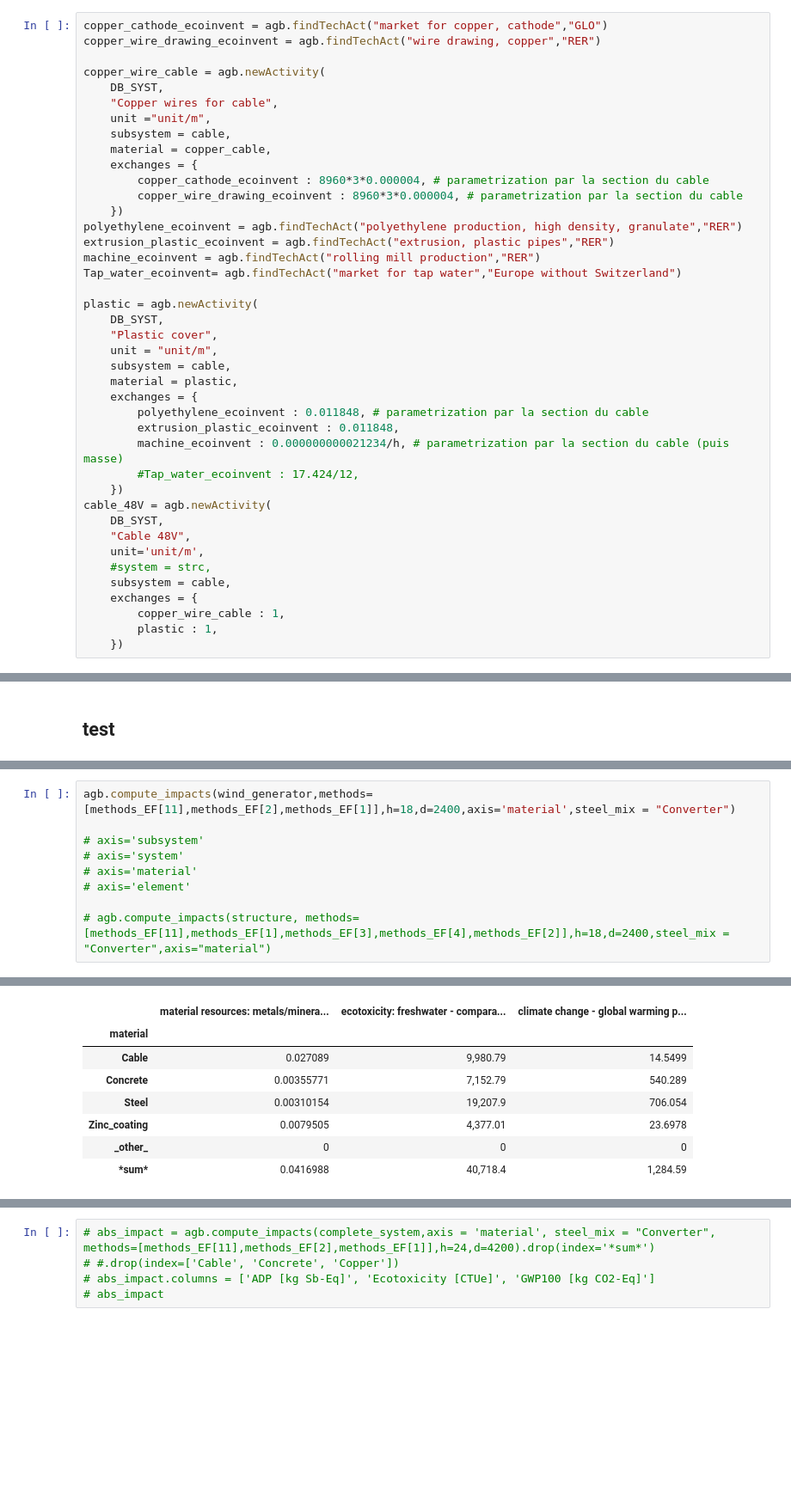
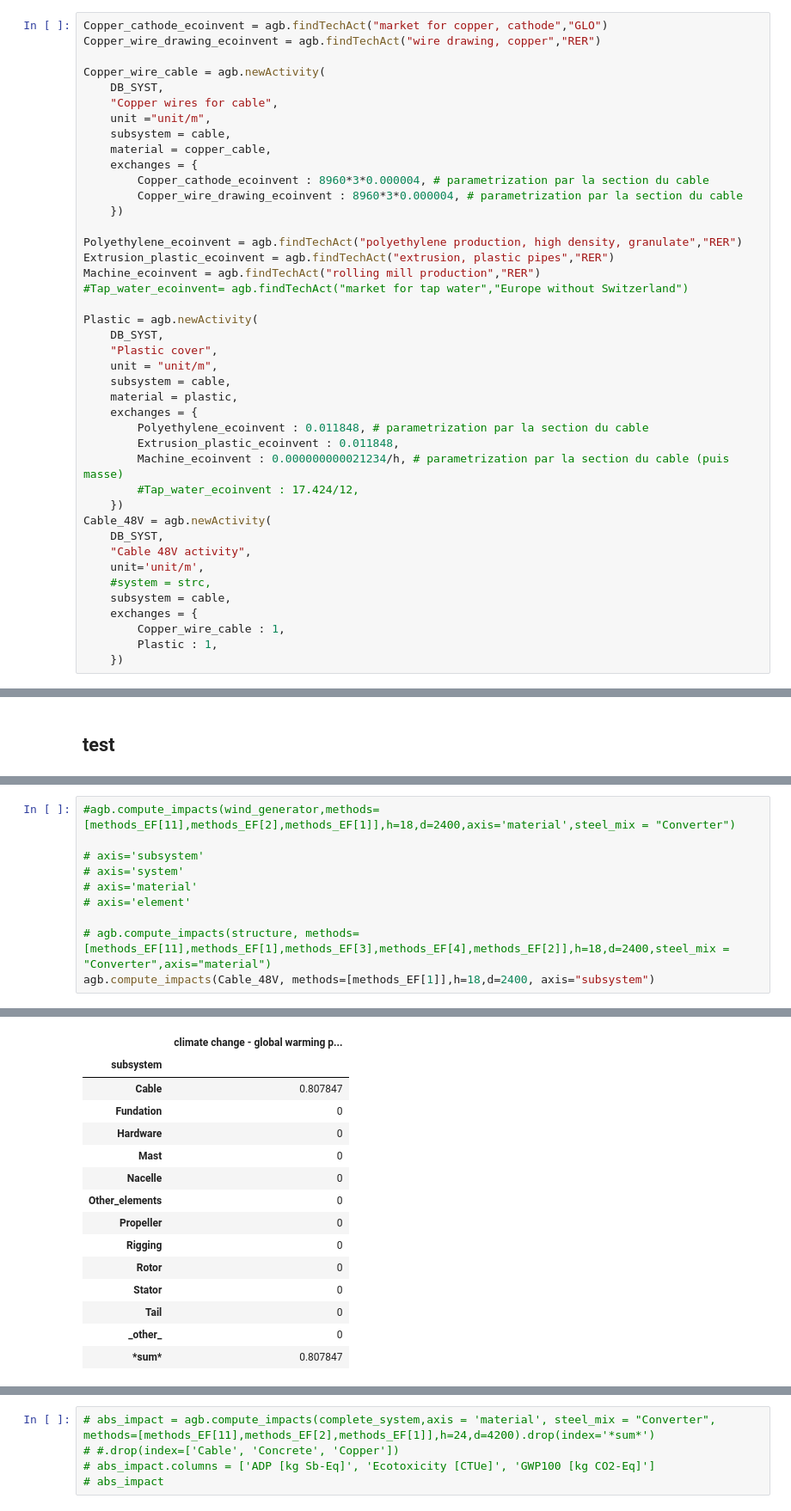
Before and after one commit to vlechappe/sustain-4-SWT, a Jupyter notebook: LCA/eco-optimization_tool/lca_param_syst_noload.ipynb, the cells around one changed output, grey strips where cells are left out. Shown at 86% size. Drawn from its saved outputs; the diff is of its cells as text; blank space fills up the shorter version.

Commit message:
Update activity and flux names

```diff
--- a/LCA/eco-optimization_tool/lca_param_syst_noload.ipynb
+++ b/LCA/eco-optimization_tool/lca_param_syst_noload.ipynb
@@ -1122,45 +1098,46 @@ rigging_total = agb.newActivity(
 # %% [markdown]
 Modelling of the cable come from the work of A.Prévost
 # %%
-copper_cathode_ecoinvent = agb.findTechAct("market for copper, cathode","GLO")
-copper_wire_drawing_ecoinvent = agb.findTechAct("wire drawing, copper","RER")
+Copper_cathode_ecoinvent = agb.findTechAct("market for copper, cathode","GLO")
+Copper_wire_drawing_ecoinvent = agb.findTechAct("wire drawing, copper","RER")
 
-copper_wire_cable = agb.newActivity(
+Copper_wire_cable = agb.newActivity(
     DB_SYST,
     "Copper wires for cable",
     unit ="unit/m",
     subsystem = cable,
     material = copper_cable,
     exchanges = {
-        copper_cathode_ecoinvent : 8960*3*0.000004, # parametrization par la section du cable
-        copper_wire_drawing_ecoinvent : 8960*3*0.000004, # parametrization par la section du cable
+        Copper_cathode_ecoinvent : 8960*3*0.000004, # parametrization par la section du cable
+        Copper_wire_drawing_ecoinvent : 8960*3*0.000004, # parametrization par la section du cable
     })
-polyethylene_ecoinvent = agb.findTechAct("polyethylene production, high density, granulate","RER")
-extrusion_plastic_ecoinvent = agb.findTechAct("extrusion, plastic pipes","RER")
-machine_ecoinvent = agb.findTechAct("rolling mill production","RER")
-Tap_water_ecoinvent= agb.findTechAct("market for tap water","Europe without Switzerland")
 
-plastic = agb.newActivity(
+Polyethylene_ecoinvent = agb.findTechAct("polyethylene production, high density, granulate","RER")
+Extrusion_plastic_ecoinvent = agb.findTechAct("extrusion, plastic pipes","RER")
+Machine_ecoinvent = agb.findTechAct("rolling mill production","RER")
+#Tap_water_ecoinvent= agb.findTechAct("market for tap water","Europe without Switzerland")
+
+Plastic = agb.newActivity(
     DB_SYST,
     "Plastic cover",
     unit = "unit/m",
     subsystem = cable,
     material = plastic,
     exchanges = {
-        polyethylene_ecoinvent : 0.011848, # parametrization par la section du cable
-        extrusion_plastic_ecoinvent : 0.011848,
-        machine_ecoinvent : 0.000000000021234/h, # parametrization par la section du cable (puis masse)
+        Polyethylene_ecoinvent : 0.011848, # parametrization par la section du cable
+        Extrusion_plastic_ecoinvent : 0.011848,
+        Machine_ecoinvent : 0.000000000021234/h, # parametrization par la section du cable (puis masse)
         #Tap_water_ecoinvent : 17.424/12,
     })
-cable_48V = agb.newActivity(
+Cable_48V = agb.newActivity(
     DB_SYST,
-    "Cable 48V",
+    "Cable 48V activity",
     unit='unit/m',
     #system = strc,
     subsystem = cable,
     exchanges = {
-        copper_wire_cable : 1,
-        plastic : 1,
+        Copper_wire_cable : 1,
+        Plastic : 1,
     })
 # %% [markdown]
 ### Complete structure
@@ -1705,5 +1680,5 @@ Exception: Parameter steel_mix not found :. Valid parameters : dict_keys(['d', '
 # %%
-agb.compute_impacts(wind_generator,methods=[methods_EF[11],methods_EF[2],methods_EF[1]],h=18,d=2400,axis='material',steel_mix = "Converter")
+#agb.compute_impacts(wind_generator,methods=[methods_EF[11],methods_EF[2],methods_EF[1]],h=18,d=2400,axis='material',steel_mix = "Converter")
 
 # axis='subsystem'
 # axis='system'
@@ -1711,4 +1686,5 @@ agb.compute_impacts(wind_generator,methods=[methods_EF[11],methods_EF[2],methods
 # axis='element'
 
 # agb.compute_impacts(structure, methods=[methods_EF[11],methods_EF[1],methods_EF[3],methods_EF[4],methods_EF[2]],h=18,d=2400,steel_mix = "Converter",axis="material")
+agb.compute_impacts(Cable_48V, methods=[methods_EF[1]],h=18,d=2400, axis="subsystem")
 # %% [output]
@@ -1718,10 +1691,17 @@ agb.compute_impacts(wind_generator,methods=[methods_EF[11],methods_EF[2],methods
-|  | material resources: metals/minera... | ecotoxicity: freshwater - compara... | climate change - global warming p... |
-| material |  |  |  |
-| Cable | 0.027089 | 9,980.79 | 14.5499 |
-| Concrete | 0.00355771 | 7,152.79 | 540.289 |
-| Steel | 0.00310154 | 19,207.9 | 706.054 |
-| Zinc_coating | 0.0079505 | 4,377.01 | 23.6978 |
-| _other_ | 0 | 0 | 0 |
-| *sum* | 0.0416988 | 40,718.4 | 1,284.59 |
+|  | climate change - global warming p... |
+| subsystem |  |
+| Cable | 0.807847 |
+| Fundation | 0 |
+| Hardware | 0 |
+| Mast | 0 |
+| Nacelle | 0 |
+| Other_elements | 0 |
+| Propeller | 0 |
+| Rigging | 0 |
+| Rotor | 0 |
+| Stator | 0 |
+| Tail | 0 |
+| _other_ | 0 |
+| *sum* | 0.807847 |
 # %%
 agb.oat_dashboard(complete_system,[methods_EF[11],methods_EF[2],methods_EF[1]])
```
Also changed, not shown: parts of 50 cells of this notebook, 1 other file.
